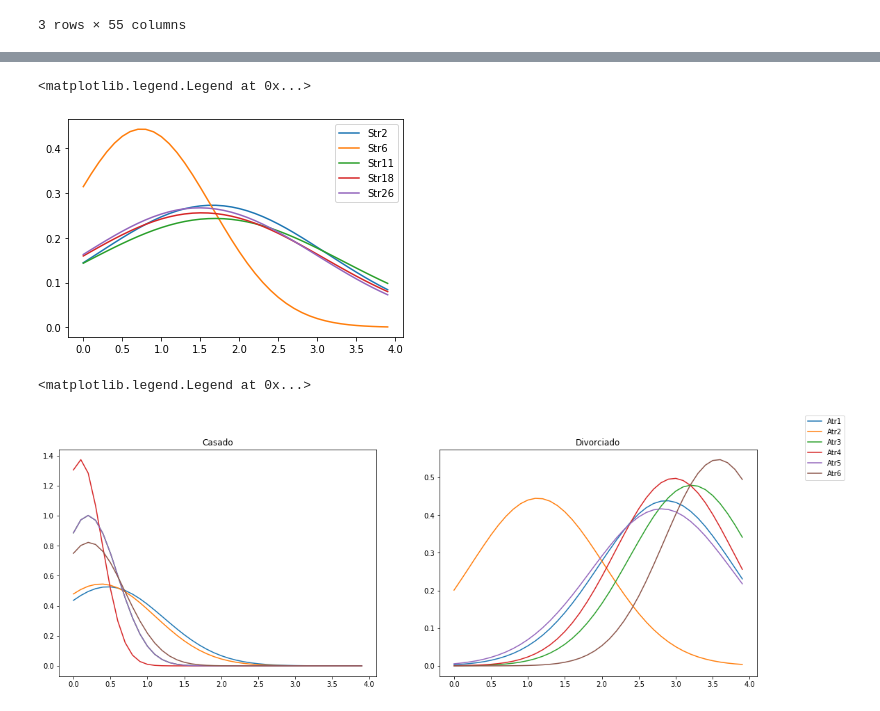
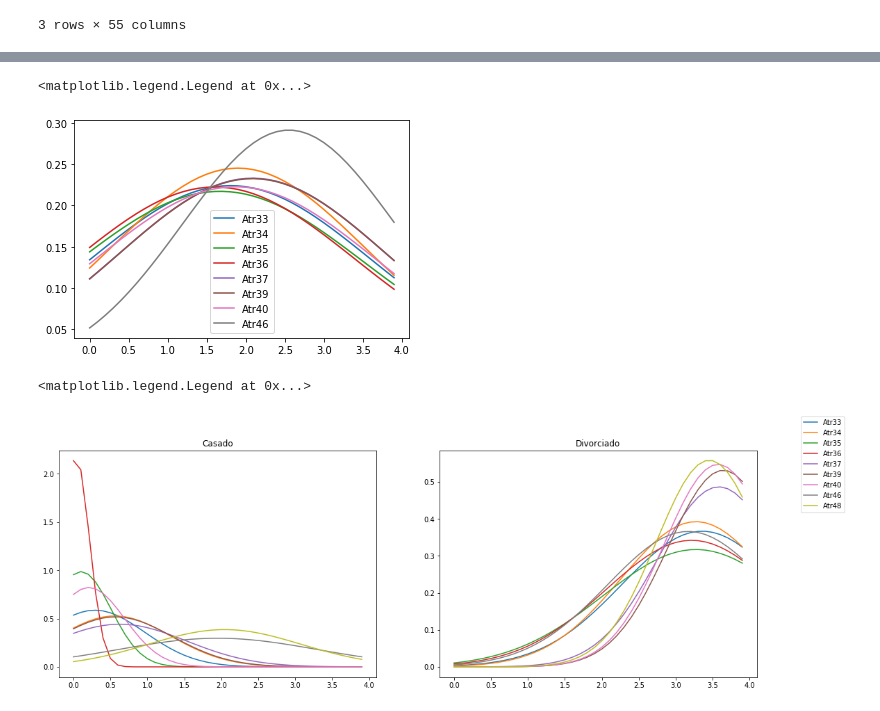
Before and after one commit to andersonnq02/Projeto_estatistica, a Jupyter notebook: EstatisticaDescritivasDeDados_Divorce_v.2.0.0.ipynb, the cells around one changed output, grey strips where cells are left out. Cells and saved outputs as stored; diff of their text form; code cells hidden in the pictures.

```diff
--- a/EstatisticaDescritivasDeDados_Divorce_v.2.0.0.ipynb
+++ b/EstatisticaDescritivasDeDados_Divorce_v.2.0.0.ipynb
@@ -21,8 +21,8 @@ divorce.head(3)
 # %%
 #Definindo nova estrutura do dataSet a ser utilizado. Há 6 features princiapais, porque segundo
 #estudo foram valores mais significantes.
-divorce_teste = divorce[['Atr2','Atr6','Atr11','Atr18','Atr26', 'Atr40','Class']]
 
+divorce_teste = divorce[['Atr33','Atr34','Atr35','Atr36','Atr37','Atr39','Atr40','Atr46','Atr48','Class']]
 
 divorce_teste.head(n = 4)
 # %% [output]
@@ -96,15 +96,15 @@ def calculate_probability(x, mean, stdev):
 # %%
 #Distribuição de probabilidade
 
 x = np.arange(0,4,0.1)
 for summ in summaries:
     y = calculate_probability(x, summ[0], summ[1])
     plt.plot(x,y)
 
-plt.legend(['Str2','Str6','Str11','Str18','Str26','Str40'])
+plt.legend(['Atr33','Atr34','Atr35','Atr36','Atr37','Atr39','Atr40','Atr46','Atr48','Class'])
 # %% [output]
 <matplotlib.legend.Legend at 0x...>
-[figure, old version]
+[figure, new version]
 # %%
 #Probabilidade de acordo com a classe. 1 divorciado, 0 casado.
 
@@ -120,10 +120,10 @@ for c in range(n_classes):
   ax[c].set_title(classes_name[c])
 
 #Escolheremos algumas colunas
-fig.legend(['Atr1', 'Atr2','Atr3', 'Atr4','Atr5', 'Atr6'])
+fig.legend(['Atr33','Atr34','Atr35','Atr36','Atr37','Atr39','Atr40','Atr46','Atr48'])
 # %% [output]
 <matplotlib.legend.Legend at 0x...>
-[figure, old version]
+[figure, new version]
 # %%
 # Cálculo do percentual de acurácia
 def accuracy_metric(actual, predicted):
```
Also changed, not shown: parts of 6 cells of this notebook.
